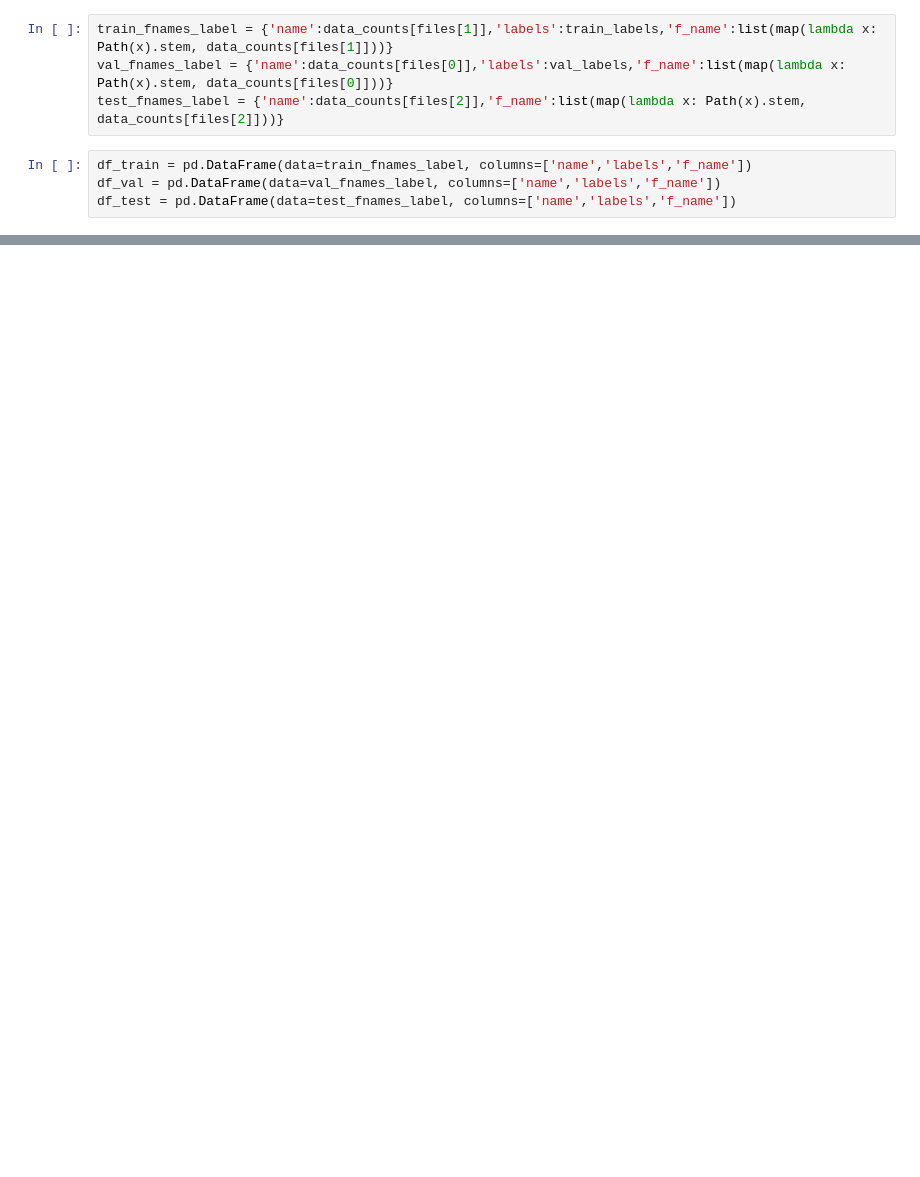
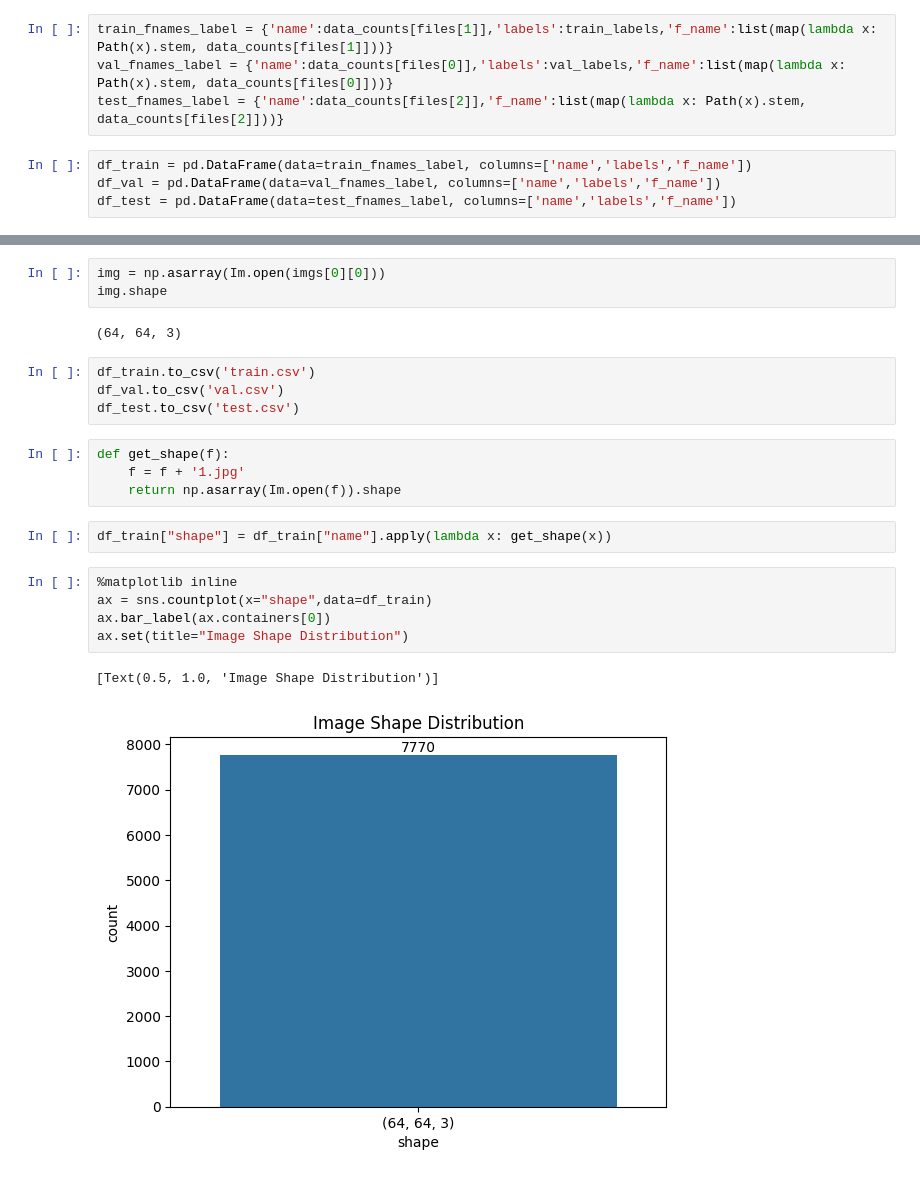
Before and after one commit to SudoMishra/Assessment3, a Jupyter notebook: EDA.ipynb, the cells around one changed output, grey strips where cells are left out. Drawn from its saved outputs; the diff is of its cells as text; blank space fills up the shorter version.

```diff
--- a/EDA.ipynb
+++ b/EDA.ipynb
@@ -108,0 +101,23 @@ ani = animation.FuncAnimation(
+# %%
+img = np.asarray(Im.open(imgs[0][0]))
+img.shape
+# %% [output]
+(64, 64, 3)
+# %%
+df_train.to_csv('train.csv')
+df_val.to_csv('val.csv')
+df_test.to_csv('test.csv')
+# %%
+def get_shape(f):
+    f = f + '1.jpg'
+    return np.asarray(Im.open(f)).shape
+# %%
+df_train["shape"] = df_train["name"].apply(lambda x: get_shape(x))
+# %%
+%matplotlib inline
+ax = sns.countplot(x="shape",data=df_train)
+ax.bar_label(ax.containers[0])
+ax.set(title="Image Shape Distribution")
+# %% [output]
+[Text(0.5, 1.0, 'Image Shape Distribution')]
+[figure, added]
```
Also changed, not shown: parts of 11 cells of this notebook, 32 other files.
